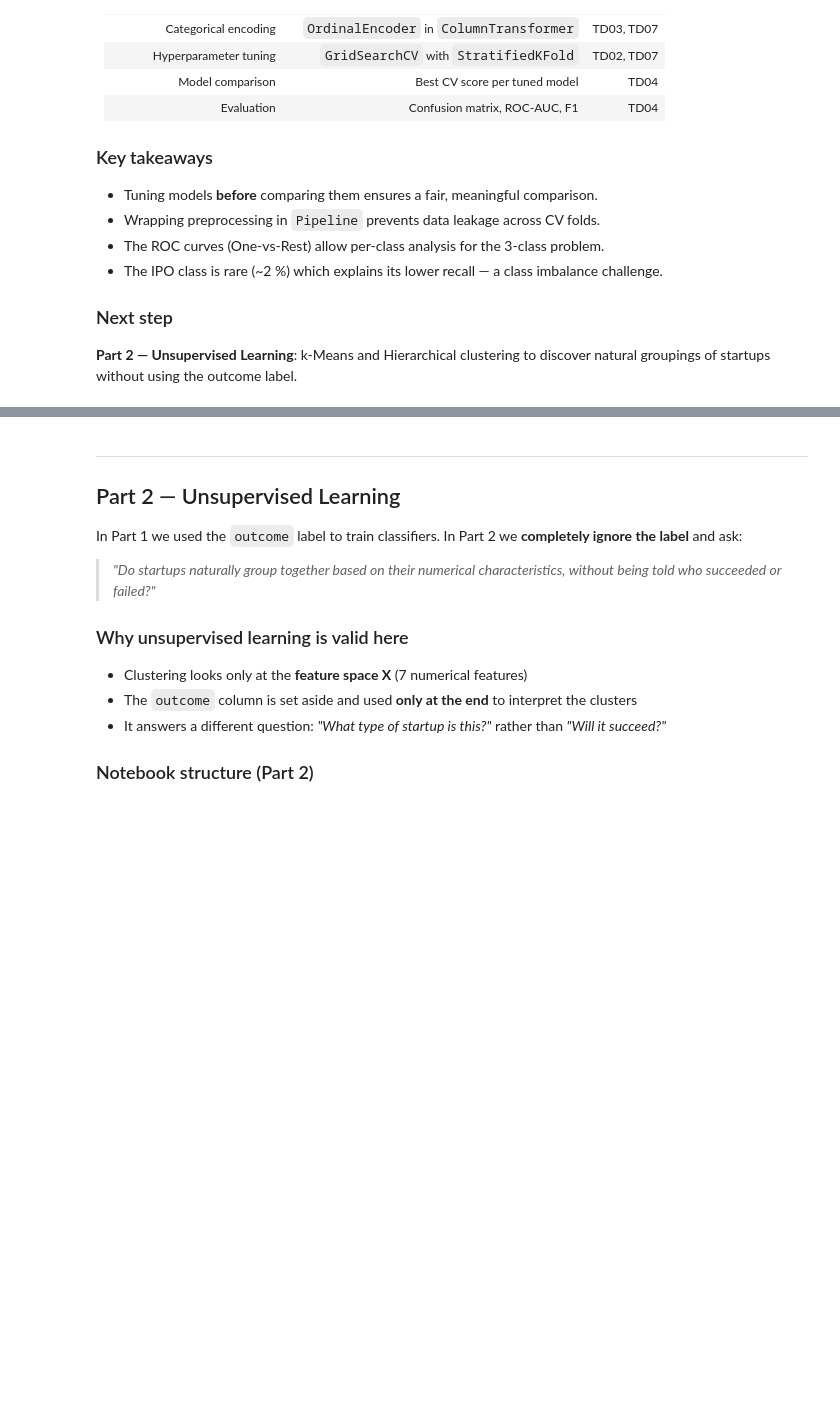
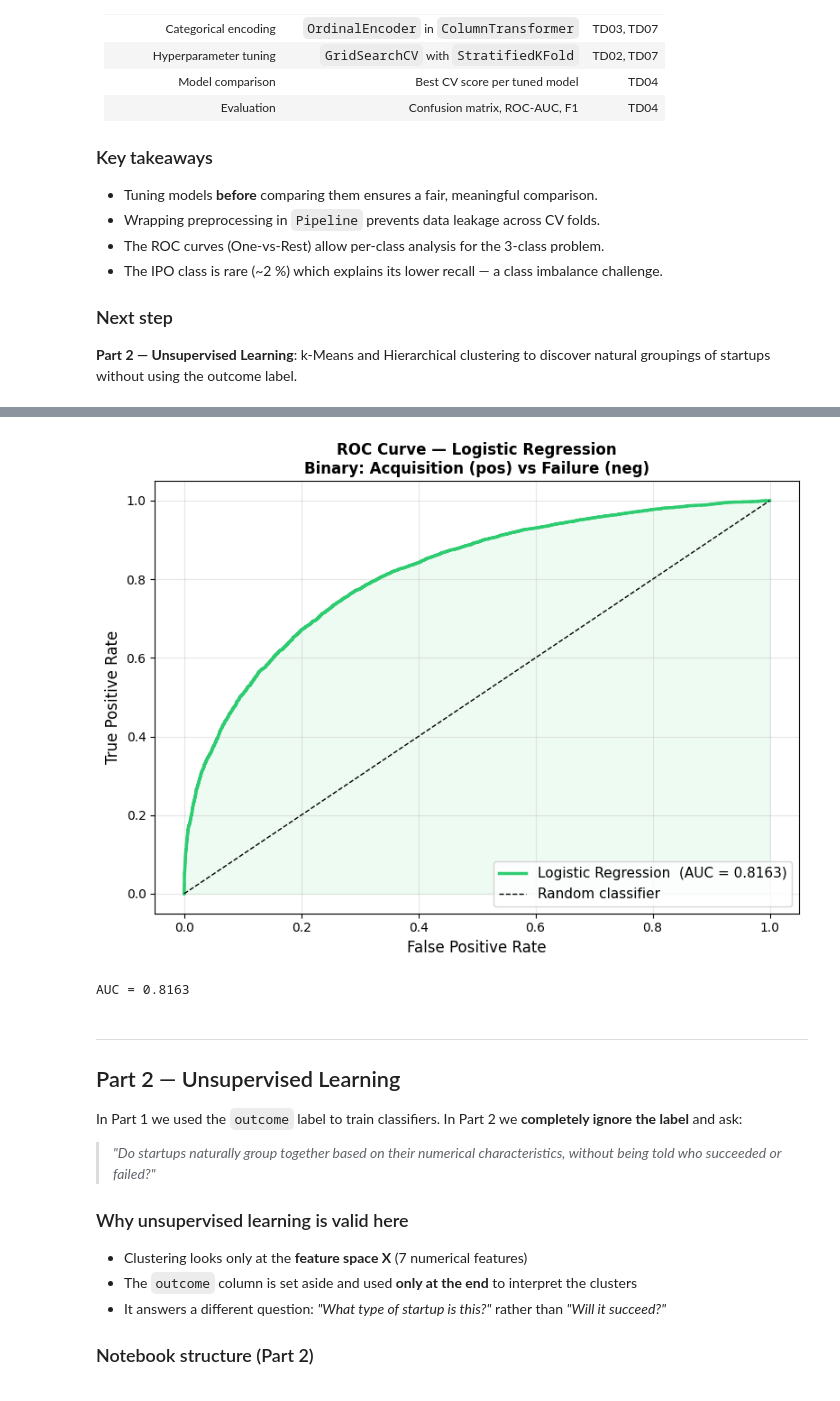
Before and after one commit to Clement-NI/Machine_learning_project_kaggle_start_up_success_data, a Jupyter notebook: scientificProject1/task.ipynb, the cells around one changed output, grey strips where cells are left out. Drawn from its saved outputs; the diff is of its cells as text; code cells hidden in the pictures; blank space fills up the shorter version.

```diff
--- a/scientificProject1/task.ipynb
+++ b/scientificProject1/task.ipynb
@@ -818,3 +974,31 @@ natural groupings of startups without using the outcome label.
+# %%
+# ── ROC curve — binary classification ────────────────────────────────────────
+# Positive class = 'Acquisition' (the "success" outcome)
+pos_class  = 'Acquisition'
+pos_idx    = list(classes_b).index(pos_class)
+y_score_b  = best_pipeline_b.predict_proba(X_test_b)[:, pos_idx]
+y_bin_true = (y_test_b == pos_class).astype(int)
+
+fpr_b, tpr_b, _ = roc_curve(y_bin_true, y_score_b)
+auc_b            = auc(fpr_b, tpr_b)
+
+fig, ax = plt.subplots(figsize=(8, 6))
+ax.plot(fpr_b, tpr_b, color='#2ecc71', linewidth=2.5,
+        label=f'{best_name_b}  (AUC = {auc_b:.4f})')
+ax.plot([0, 1], [0, 1], 'k--', linewidth=1, label='Random classifier')
+ax.fill_between(fpr_b, tpr_b, alpha=0.08, color='#2ecc71')
+ax.set_xlabel('False Positive Rate', fontsize=12)
+ax.set_ylabel('True Positive Rate', fontsize=12)
+ax.set_title(f'ROC Curve — {best_name_b}\nBinary: Acquisition (pos) vs Failure (neg)',
+             fontsize=12, fontweight='bold')
+ax.legend(loc='lower right', fontsize=11)
+ax.grid(alpha=0.3)
+plt.tight_layout()
+plt.show()
+print(f'AUC = {auc_b:.4f}')
+# %% [output]
+[figure, added]
+AUC = 0.8163
 # %% [markdown]
 ---
 ## Part 2 — Unsupervised Learning
```
Also changed, not shown: parts of 5 cells of this notebook.
